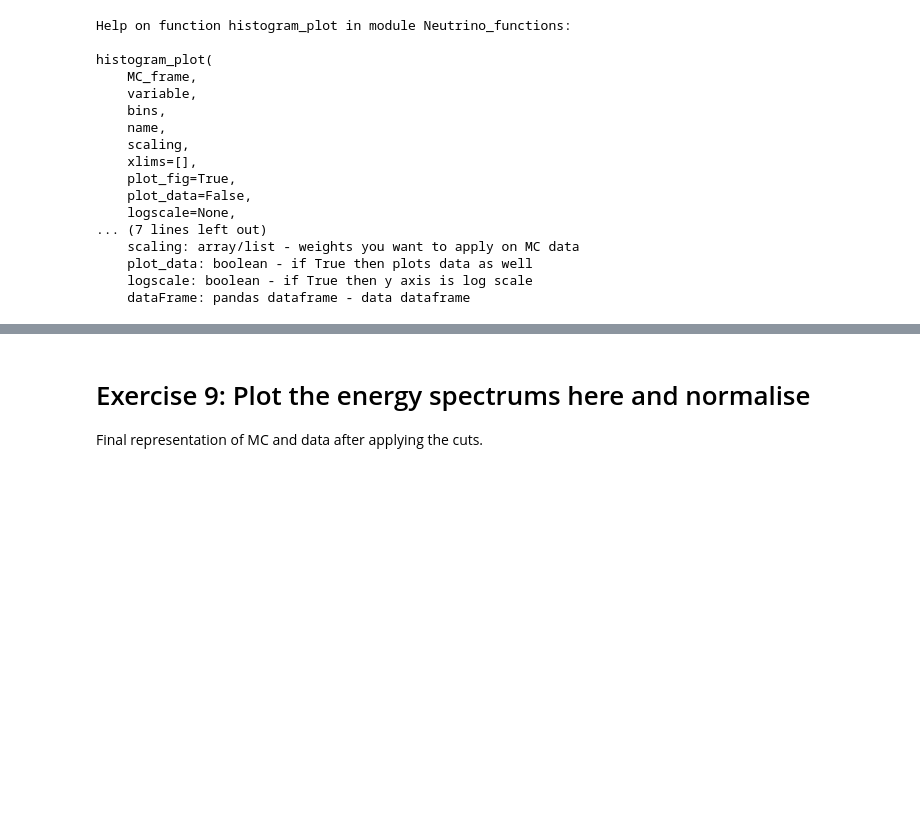
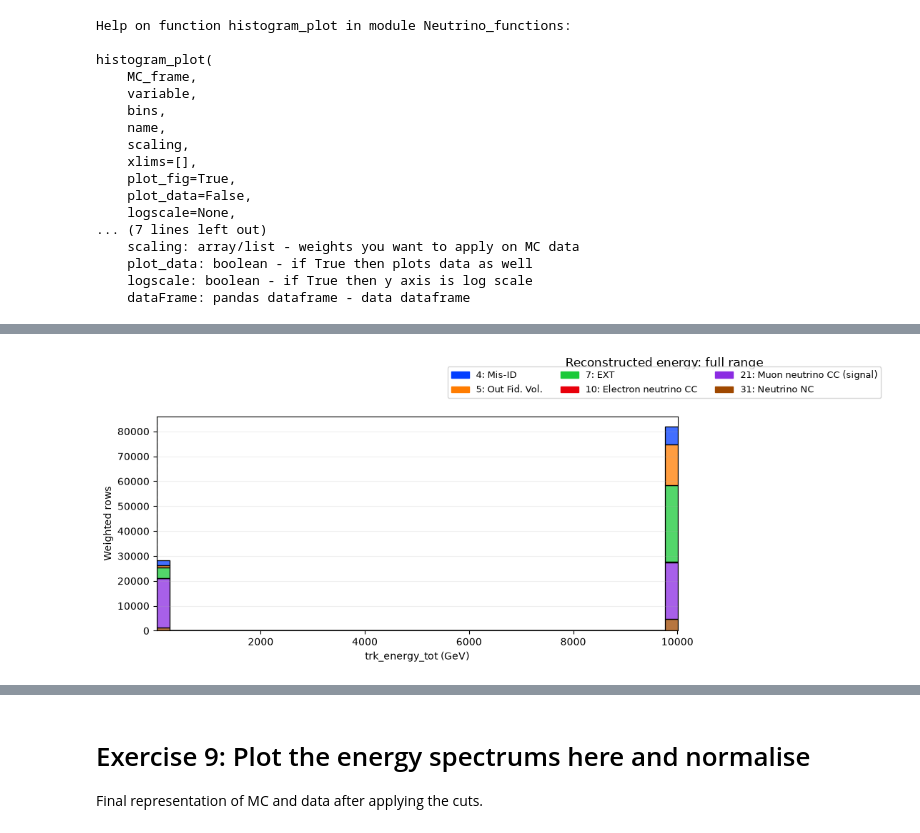
Before and after one commit to BouillieAnonymous/MicroBooNE_lab, a Jupyter notebook: MainAnalysis_template.ipynb, the cells around one changed output, grey strips where cells are left out. Cells and saved outputs as stored; diff of their text form; code cells hidden in the pictures; blank space fills up the shorter version.

```diff
--- a/MainAnalysis_template.ipynb
+++ b/MainAnalysis_template.ipynb
@@ -862,0 +455,18 @@ It is recommended to plot purity and efficiency after each variable cut.
+# %%
+# Use fresh uncut samples: rerunning Ex7 must not apply cuts cumulatively.
+MC_EXT_original = pd.read_pickle(MC_file).drop(columns=['Subevent'], errors='ignore')
+data_original = pd.read_pickle(data_file).drop(columns=['Subevent'], errors='ignore')
+category_order = [4, 5, 7, 10, 21, 31]
+category_palette = dict(zip(category_order, sns.color_palette('bright', 6)))
+category_names = {4: 'Mis-ID', 5: 'Out Fid. Vol.', 7: 'EXT',
+                  10: 'Electron neutrino CC', 21: 'Muon neutrino CC (signal)',
+                  31: 'Neutrino NC'}
+
+# Chosen in physical units from the MC distributions; adjustable for Ex8.
+energy_upper_cut = 2.0  # GeV
+fiducial_bounds = {'reco_nu_vtx_sce_x': (20.0, 235.0),
+                   'reco_nu_vtx_sce_y': (-100.0, 100.0),
+                   'reco_nu_vtx_sce_z': (20.0, 1000.0)}  # cm
+minimum_topological_score = 0.20
+
+print(f'Uncut MC rows: {len(MC_EXT_original):,}; data rows: {len(data_original):,}')
@@ -862,0 +478,67 @@ It is recommended to plot purity and efficiency after each variable cut.
+# %%
+def plot_category_histograms(frame, variables, ranges=None, title='', cut_ranges=None):
+    """Weighted category yields, with shared bins; no class equalisation."""
+    ranges = ranges or {}
+    cut_ranges = cut_ranges or {}
+    ncols = 2
+    nrows = (len(variables) + ncols - 1) // ncols
+    fig, axes = plt.subplots(nrows, ncols, figsize=(16, 4.5*nrows), squeeze=False)
+    for ax, variable in zip(axes.flat, variables):
+        values = pd.to_numeric(frame[variable], errors='coerce')
+        finite = np.isfinite(values)
+        if not finite.any():
+            ax.set_title(variable + ': no finite values')
+            continue
+        limits = ranges.get(variable, (float(values[finite].min()), float(values[finite].max())))
+        if limits[0] == limits[1]:
+            limits = (limits[0] - 0.5, limits[1] + 0.5)
+        sns.histplot(data=frame.loc[finite], x=variable, hue='category',
+                     hue_order=category_order, palette=category_palette,
+                     weights='weight', multiple='stack', bins=40,
+                     binrange=limits, ax=ax)
+        ax.set_xlim(*limits)
+        ax.set_xlabel(variable + (' (GeV)' if variable == 'trk_energy_tot' else
+                                 ' (cm)' if variable.startswith(('reco_', 'trk_sce_')) or
+                                 variable in ['trk_len_v', 'trk_distance_v', '_closestNuCosmicDist'] else ''))
+        ax.set_ylabel('Weighted rows')
+        legend = ax.get_legend()
+        if legend is not None:
+            for text in legend.get_texts():
+                category = int(text.get_text())
+                text.set_text(f'{category}: {category_names[category]}')
+            legend.remove()
+        if variable in cut_ranges:
+            low, high = cut_ranges[variable]
+            left = limits[0] if low is None else low
+            right = limits[1] if high is None else high
+            ax.axvspan(max(left, limits[0]), min(right, limits[1]), color='green', alpha=0.10)
+            for bound in (low, high):
+                if bound is not None:
+                    ax.axvline(bound, color='black', linestyle='--')
+        ax.grid(axis='y', alpha=0.2)
+    for ax in axes.flat[len(variables):]:
+        ax.set_visible(False)
+    fig.suptitle(title)
+    handles = [mpatches.Patch(color=category_palette[c], label=f'{c}: {category_names[c]}') for c in category_order]
+    fig.legend(handles=handles, loc='upper center', bbox_to_anchor=(0.5, 0.965), ncol=3, fontsize=9)
+    fig.tight_layout(rect=(0, 0, 1, 0.90))
+    plt.show()
+
+plot_category_histograms(MC_EXT_original, ['trk_energy_tot'],
+                         title='Reconstructed energy: full range',
+                         cut_ranges={'trk_energy_tot': (None, energy_upper_cut)})
+plot_category_histograms(MC_EXT_original, ['trk_energy_tot'],
+                         ranges={'trk_energy_tot': (0, 3)},
+                         title='Reconstructed energy: zoom (display only)',
+                         cut_ranges={'trk_energy_tot': (None, energy_upper_cut)})
+
+def energy_selection(frame):
+    values = pd.to_numeric(frame['trk_energy_tot'], errors='coerce')
+    return frame.loc[np.isfinite(values) & values.lt(energy_upper_cut)].copy()
+
+MC_EXT_energy_selected = energy_selection(MC_EXT_original)
+data_energy_selected = energy_selection(data_original)
+print(f'After E < {energy_upper_cut:g} GeV: MC {len(MC_EXT_energy_selected):,}; '
+      f'data {len(data_energy_selected):,}')
+# %% [output]
+[figure, added]
```
Also changed, not shown: parts of 57 cells of this notebook, 3 other files.
